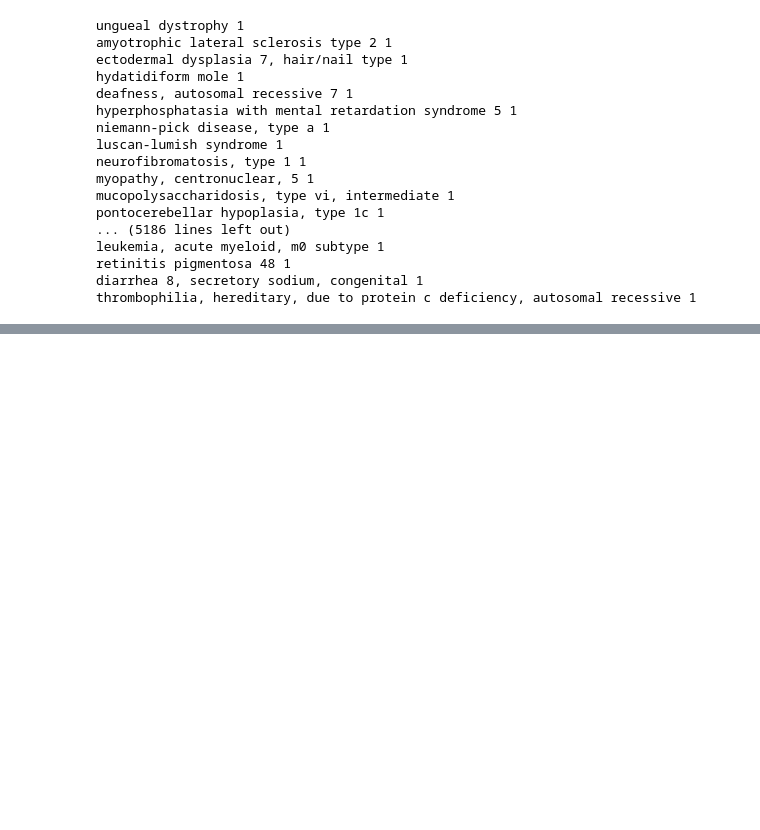
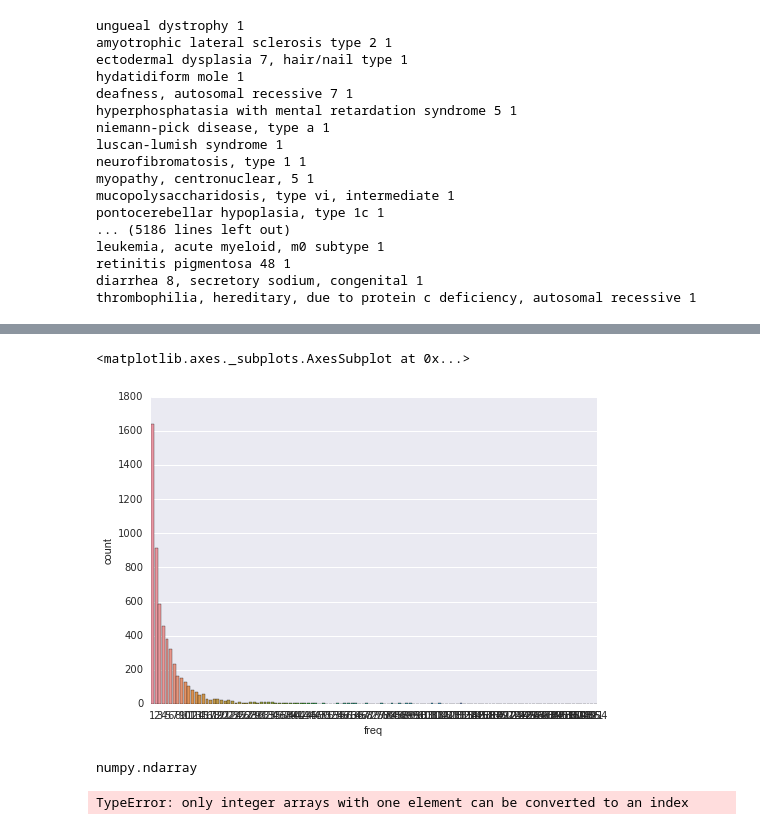
Before and after one commit to tomdcsmith/eva-cttv-pipeline, a Jupyter notebook: resources/oct16/mapping/code/get_just_path_likpath_traitnames.ipynb, the cells around one changed output, grey strips where cells are left out. Saved outputs shown, nothing was run; the diff lists cells and outputs as text; code cells hidden in the pictures; blank space fills up the shorter version.

```diff
--- a/resources/oct16/mapping/code/get_just_path_likpath_traitnames.ipynb
+++ b/resources/oct16/mapping/code/get_just_path_likpath_traitnames.ipynb
@@ -113,0 +114,8 @@ print(len(trait_names))
+# %%
+trait_names_series = pd.Series(trait_names)
+# %%
+trait_names_df = trait_names_series.to_frame()
+# %%
+trait_names_df.rename(columns={0:"freq"}, inplace=True)
+# %%
+df = trait_names_df
@@ -113,0 +135,5 @@ print(len(trait_names))
+# %%
+sns.countplot(df["freq"])
+# %% [output]
+<matplotlib.axes._subplots.AxesSubplot at 0x...>
+[figure, added]
@@ -113,0 +142,8 @@ print(len(trait_names))
+# %%
+type(bincounts)
+# %% [output]
+numpy.ndarray
+# %%
+sns.regplot(list(range(0,len(bincounts))), bincounts)
+# %% [output]
+TypeError: only integer arrays with one element can be converted to an index
```
Also changed, not shown: parts of 10 cells of this notebook, 1 other file.
